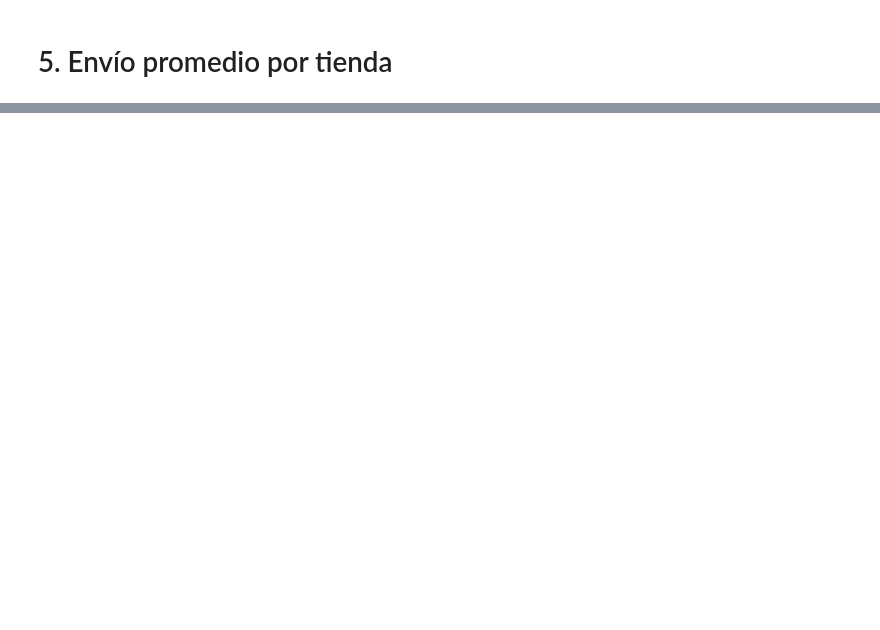
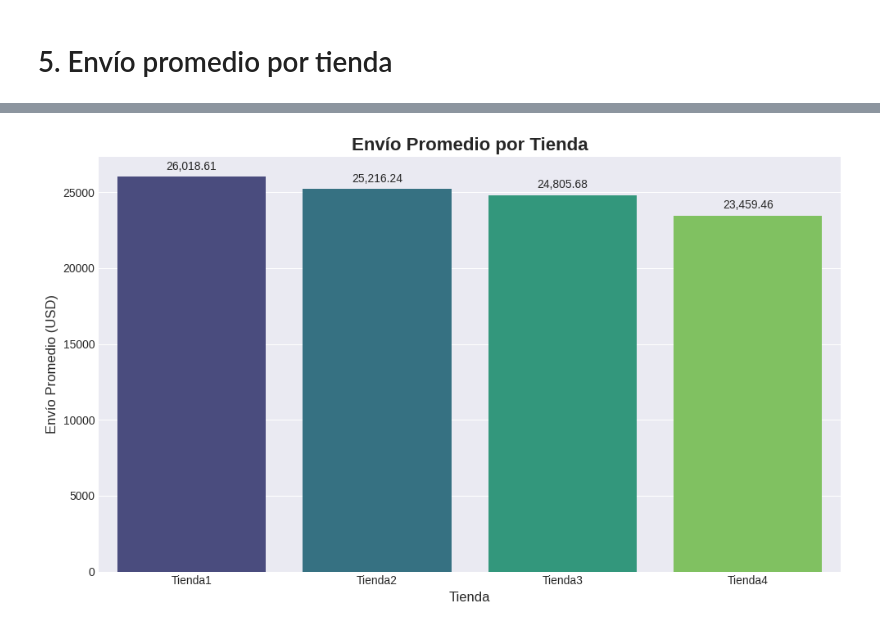
Before and after one commit to RopeFeliz/Challenge-Alura-Store, a Jupyter notebook: AluraStoreLatam.ipynb, the cells around one changed output, grey strips where cells are left out. Cells and saved outputs as stored; diff of their text form; code cells hidden in the pictures; blank space fills up the shorter version.

```diff
--- a/AluraStoreLatam.ipynb
+++ b/AluraStoreLatam.ipynb
@@ -374,0 +411,25 @@ plt.show()
+# %%
+import matplotlib.pyplot as plt
+import numpy as np
+import pandas as pd
+import seaborn as sns
+
+plt.style.use('seaborn-v0_8-darkgrid')
+fig, ax = plt.subplots(figsize=(10, 6))
+
+suns = sns.barplot(x='Tienda', y='Envío_Promedio', data=df_envio_promedio, palette='viridis', hue='Tienda', legend=False, ax=ax)
+ax.set_title('Envío Promedio por Tienda', fontsize=16, fontweight='bold')
+ax.set_xlabel('Tienda', fontsize=12)
+ax.set_ylabel('Envío Promedio (USD)', fontsize=12)
+
+for p in ax.patches:
+    ax.annotate(f'{p.get_height():,.2f}',
+                (p.get_x() + p.get_width() / 2., p.get_height()),
+                ha='center', va='center',
+                xytext=(0, 9),
+                textcoords='offset points')
+
+plt.tight_layout()
+plt.show()
+# %% [output]
+[figure, added]
```
Also changed, not shown: parts of 8 cells of this notebook.
